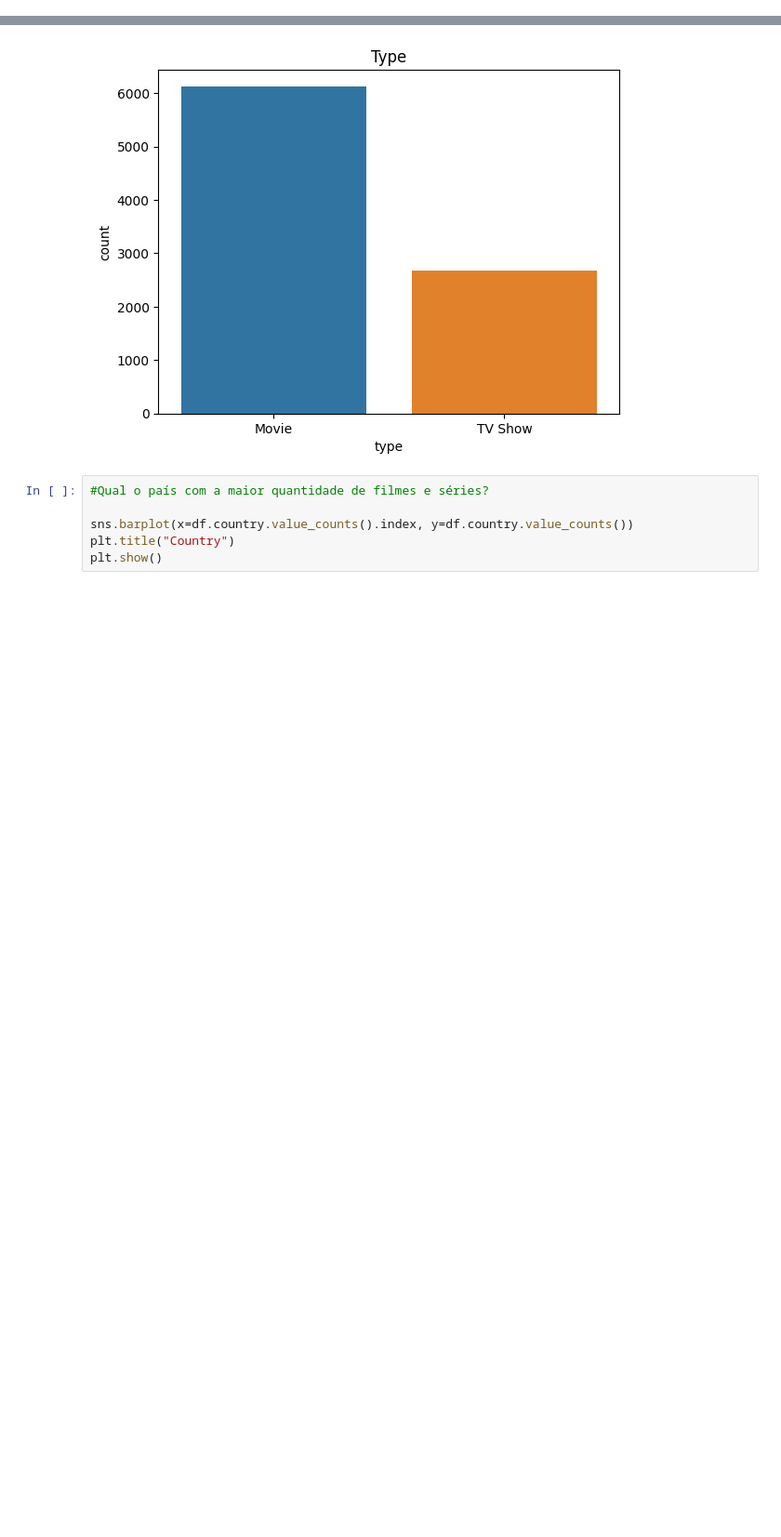
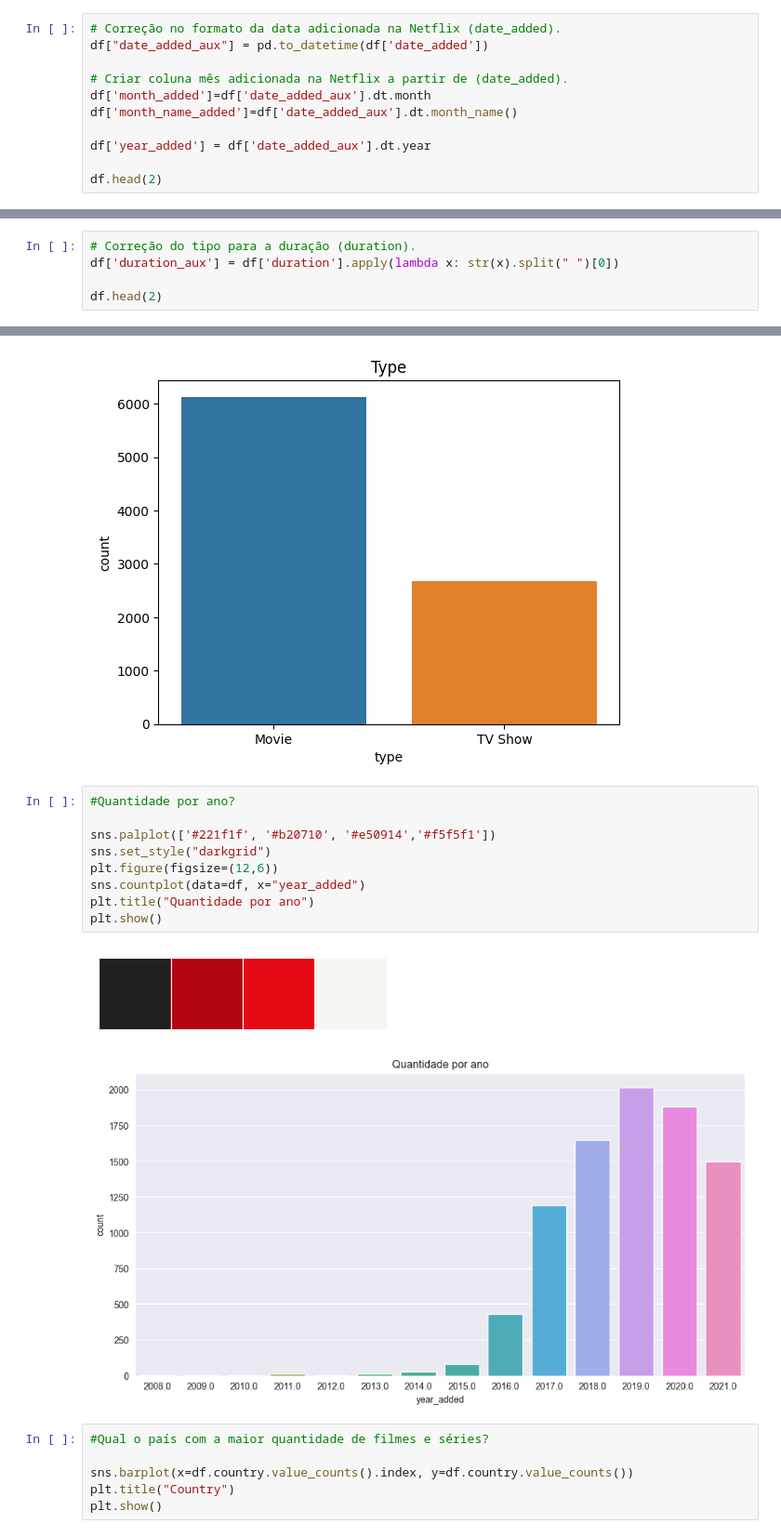
Before and after one commit to luizaalovo/analysis-netflix, a Jupyter notebook: Analysis Netflix.ipynb, the cells around one changed output, grey strips where cells are left out. Shown: that part at 93% size. Cells and saved outputs as stored; diff of their text form; blank space fills up the shorter version.

```diff
--- a/Analysis Netflix.ipynb
+++ b/Analysis Netflix.ipynb
@@ -147,3 +148,14 @@ df.groupby(by=["type", "duration"]).count()
 220 rows × 10 columns
 # %% [markdown]
 ## Preparação dos dados
+# %%
+# Correção no formato da data adicionada na Netflix (date_added).
+df["date_added_aux"] = pd.to_datetime(df['date_added'])
+
+# Criar coluna mês adicionada na Netflix a partir de (date_added).
+df['month_added']=df['date_added_aux'].dt.month
+df['month_name_added']=df['date_added_aux'].dt.month_name()
+
+df['year_added'] = df['date_added_aux'].dt.year
+
+df.head(2)
@@ -149,0 +166,5 @@ df.groupby(by=["type", "duration"]).count()
+# %%
+# Correção do tipo para a duração (duration).
+df['duration_aux'] = df['duration'].apply(lambda x: str(x).split(" ")[0])
+
+df.head(2)
@@ -162,6 +187,18 @@ plt.title("Type")
 plt.show()
 # %% [output]
 [figure]
+# %%
+#Quantidade por ano?
+
+sns.palplot(['#221f1f', '#b20710', '#e50914','#f5f5f1'])
+sns.set_style("darkgrid")
+plt.figure(figsize=(12,6))
+sns.countplot(data=df, x="year_added")
+plt.title("Quantidade por ano")
+plt.show()
+# %% [output]
+[figure, added]
+[figure, added]
 # %%
 #Qual o país com a maior quantidade de filmes e séries?
 
```
Also changed, not shown: parts of 4 cells of this notebook.
